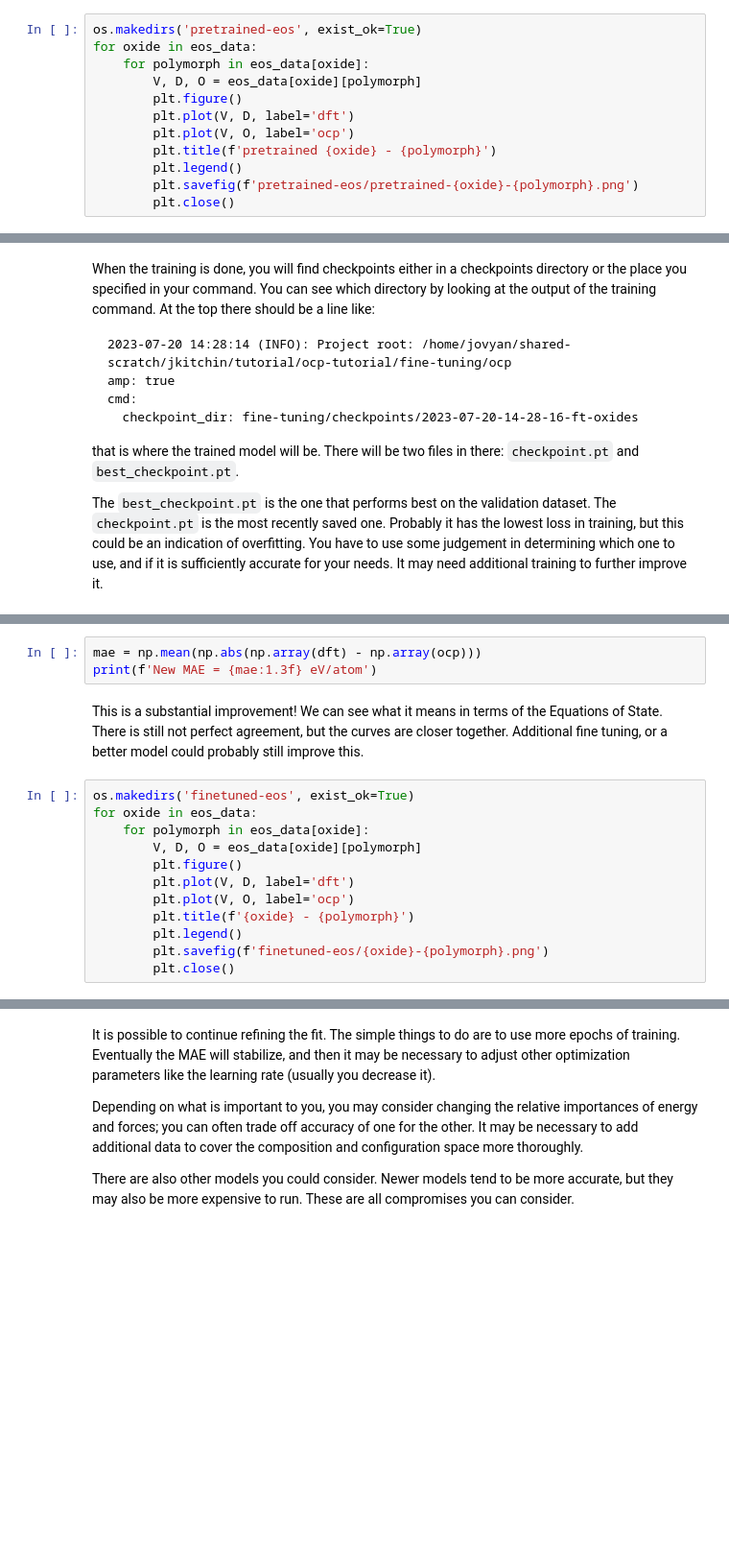
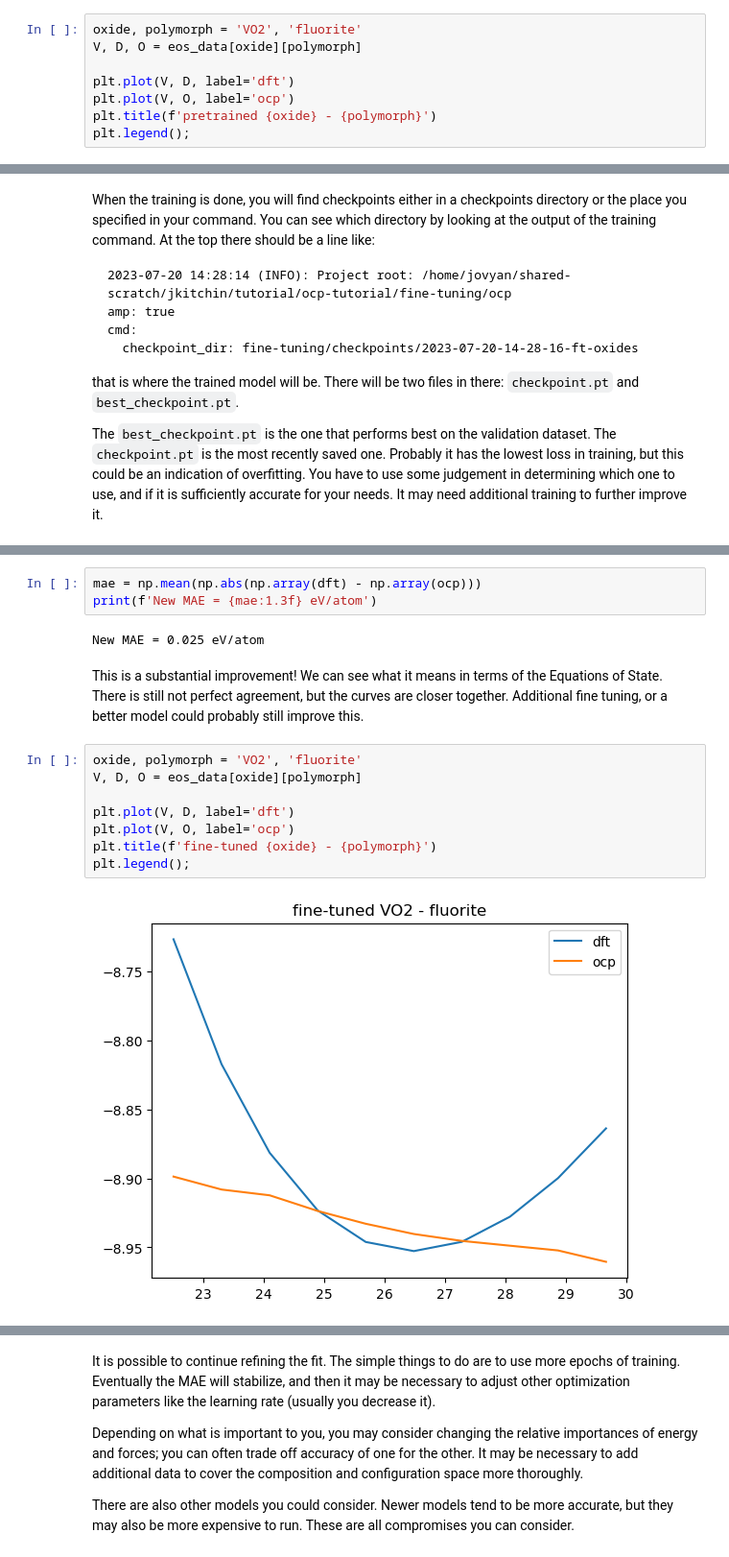
Before and after one commit to Open-Catalyst-Project/tutorial, a Jupyter notebook: ocp-tutorial/fine-tuning/fine-tuning-oxides.ipynb, the cells around one changed output, grey strips where cells are left out. Shown at 96% size. Drawn from its saved outputs; the diff is of its cells as text; blank space fills up the shorter version.

```diff
--- a/ocp-tutorial/fine-tuning/fine-tuning-oxides.ipynb
+++ b/ocp-tutorial/fine-tuning/fine-tuning-oxides.ipynb
@@ -197,14 +197,10 @@ The MAE is somewhat high compared to the reported value of 0.458 eV. That is not
 
 Some notable issues are with fluorite structures
 # %%
-os.makedirs('pretrained-eos', exist_ok=True)
-for oxide in eos_data:
-    for polymorph in eos_data[oxide]:
-        V, D, O = eos_data[oxide][polymorph]
-        plt.figure()
-        plt.plot(V, D, label='dft')
-        plt.plot(V, O, label='ocp')
-        plt.title(f'pretrained {oxide} - {polymorph}')
-        plt.legend()
-        plt.savefig(f'pretrained-eos/pretrained-{oxide}-{polymorph}.png')
-        plt.close()
+oxide, polymorph = 'VO2', 'fluorite'
+V, D, O = eos_data[oxide][polymorph]
+
+plt.plot(V, D, label='dft')
+plt.plot(V, O, label='ocp')
+plt.title(f'pretrained {oxide} - {polymorph}')
+plt.legend();
@@ -421,17 +429,17 @@ plt.legend(loc='center left', bbox_to_anchor=(1, 0.5), ncol=3);
 # %%
 mae = np.mean(np.abs(np.array(dft) - np.array(ocp)))
 print(f'New MAE = {mae:1.3f} eV/atom')
+# %% [output]
+New MAE = 0.025 eV/atom
 # %% [markdown]
 This is a substantial improvement! We can see what it means in terms of the Equations of State. There is still not perfect agreement, but the curves are closer together. Additional fine tuning, or a better model could probably still improve this.
 # %%
-os.makedirs('finetuned-eos', exist_ok=True)
-for oxide in eos_data:
-    for polymorph in eos_data[oxide]:
-        V, D, O = eos_data[oxide][polymorph]
-        plt.figure()
-        plt.plot(V, D, label='dft')
-        plt.plot(V, O, label='ocp')
-        plt.title(f'{oxide} - {polymorph}')
-        plt.legend()
-        plt.savefig(f'finetuned-eos/{oxide}-{polymorph}.png')
-        plt.close()
+oxide, polymorph = 'VO2', 'fluorite'
+V, D, O = eos_data[oxide][polymorph]
+
+plt.plot(V, D, label='dft')
+plt.plot(V, O, label='ocp')
+plt.title(f'fine-tuned {oxide} - {polymorph}')
+plt.legend();
+# %% [output]
+[figure, added]
```
Also changed, not shown: parts of 6 cells of this notebook.
